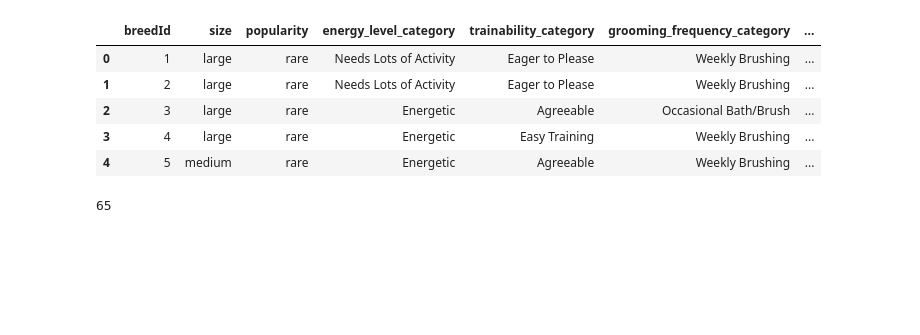
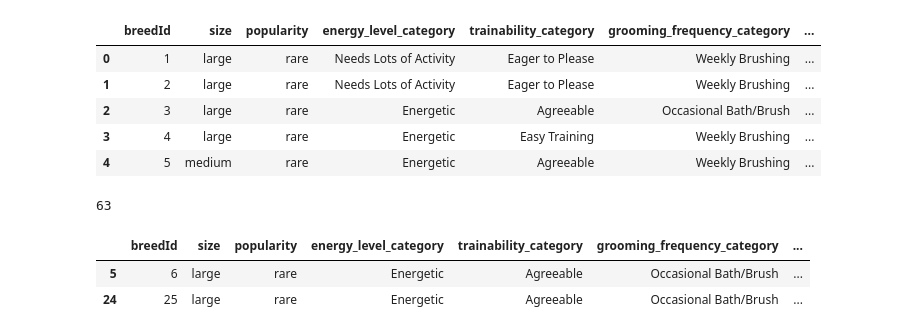
Before and after one commit to karencfisher/dog-app, a Jupyter notebook: ETL notebooks/breeds.ipynb, the cells around one changed output. Cells and saved outputs as stored; diff of their text form; code cells hidden in the pictures; blank space fills up the shorter version.

```diff
--- a/ETL notebooks/breeds.ipynb
+++ b/ETL notebooks/breeds.ipynb
@@ -230,7 +230,14 @@ df_select.head()
 df_select.to_csv("../data/dog_breeds_select.csv", index=False)
 df_description.to_csv("../data/dog_breeds_description.csv", index=False)
 # %%
-unique_row_count = df_select.drop_duplicates().shape[0]
+unique_row_count = df_select.drop(columns=['breedId']).drop_duplicates().shape[0]
 print(unique_row_count)
 # %% [output]
-65
+63
+# %%
+dupes = df_select.drop(columns=['breedId']).duplicated()
+df_select[dupes]
+# %% [output]
+|  | breedId | size | popularity | energy_level_category | trainability_category | grooming_frequency_category | ... |
+| 5 | 6 | large | rare | Energetic | Agreeable | Occasional Bath/Brush | ... |
+| 24 | 25 | large | rare | Energetic | Agreeable | Occasional Bath/Brush | ... |
```
Also changed, not shown: 8 other files.
